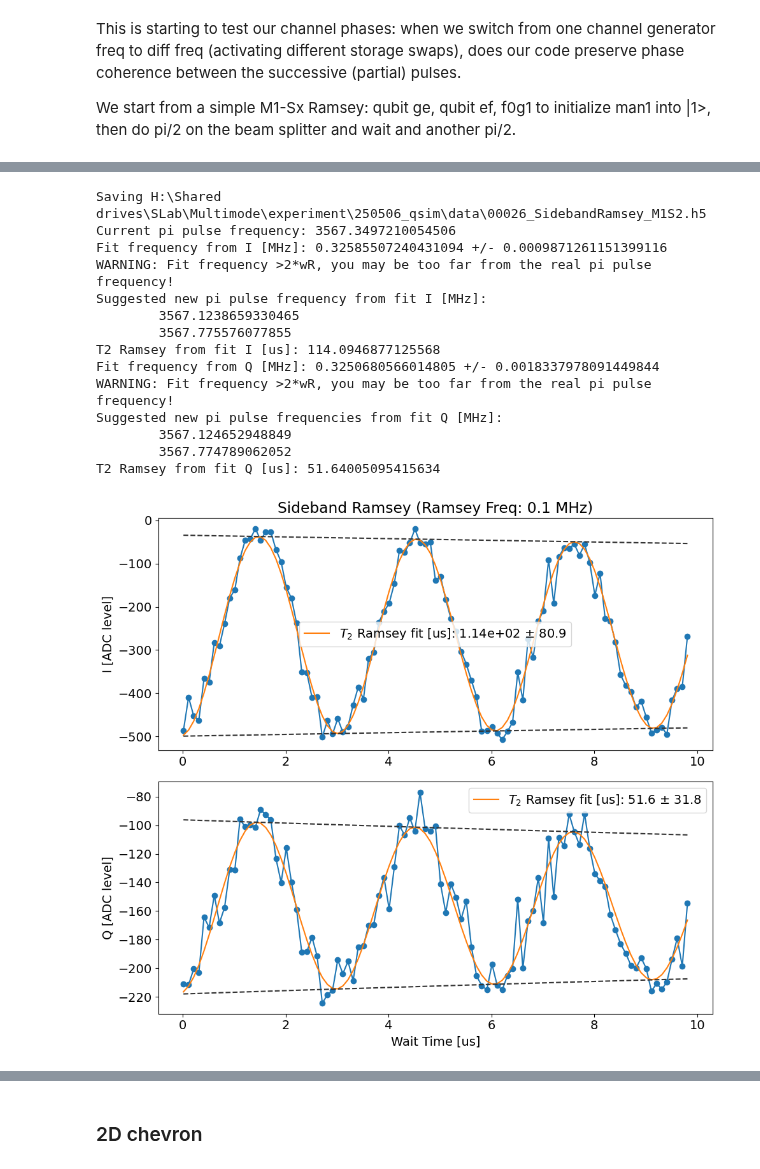
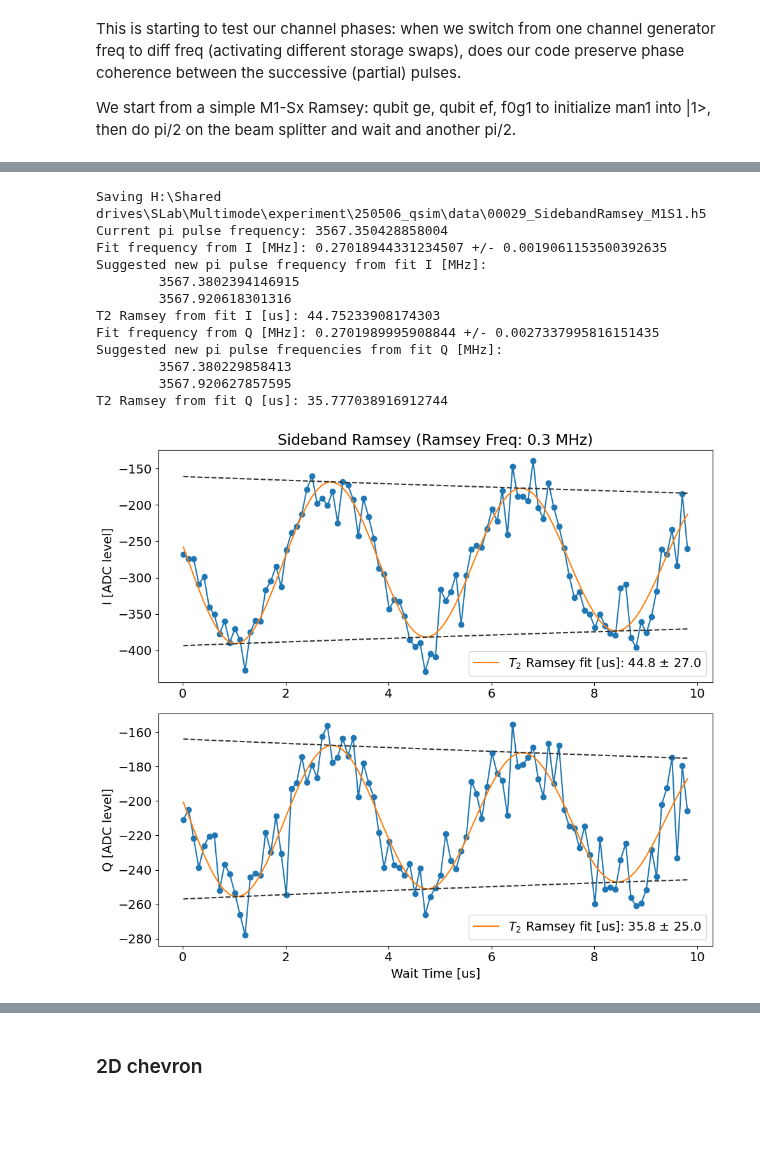
Before and after one commit to SchusterLab/multimode_expts, a Jupyter notebook: qsim_experiments.ipynb, the cells around one changed output, grey strips where cells are left out. Drawn from its saved outputs; the diff is of its cells as text; code cells hidden in the pictures; blank space fills up the shorter version.

```diff
--- a/qsim_experiments.ipynb
+++ b/qsim_experiments.ipynb
@@ -209,46 +191,44 @@ importing from path  C:\_Lib\python\multimode_expts\experiments\two_qubit
 expt_params = dict(
     start = 0.01, # wait time tau [us]
     step = 0.1,  # [us] 1 cycle is 0.0023251488095238095 [us], 2.7901785714285716 # [us]=1200 cycles
     expts = 100,
-    ramsey_freq = 0.1, # [MHz]
+    ramsey_freq = 0.3, # [MHz]
     detune = 0,
     reps = 100,
     rounds = 1,
     qubits = [0],
     f0g1_cavity = 1,  #  1/2 name of manipulate cavity
-    stor_no = 2, # storage mode number, 1 to 7
+    stor_no = 1, # storage mode number, 1 to 7
     normalize = False,
     active_reset = True,
     man_reset = True,
     storage_reset = True,
     advance_phase = 0, # advance phase of second pi/2 by this much [degrees]
     echoes = [False, 0], # [on/off, number of echoes]
 )
 
 sbr = SidebandRamseyExperiment(
     soccfg=soc,
     path=expt_path,
     prefix=f"SidebandRamsey_M1S{expt_params['stor_no']}",
     config_file=config_path,
     expt_params = expt_params,
     progress=True)
 
-sbr.cfg.device.readout.relax_delay = [100]  # Wait time between experiments [us]
+sbr.cfg.device.readout.relax_delay = [200]  # Wait time between experiments [us]
 # sbr.acquire()
 sbr.go(analyze=True, display=True, progress=True, save=True)
 # %% [output]
-Saving H:\Shared drives\SLab\Multimode\experiment\250506_qsim\data\00026_SidebandRamsey_M1S2.h5
-Current pi pulse frequency: 3567.3497210054506
-Fit frequency from I [MHz]: 0.32585507240431094 +/- 0.0009871261151399116
-WARNING: Fit frequency >2*wR, you may be too far from the real pi pulse frequency!
+Saving H:\Shared drives\SLab\Multimode\experiment\250506_qsim\data\00029_SidebandRamsey_M1S1.h5
+Current pi pulse frequency: 3567.350428858004
+Fit frequency from I [MHz]: 0.27018944331234507 +/- 0.0019061153500392635
 Suggested new pi pulse frequency from fit I [MHz]:
-        3567.1238659330465
-        3567.775576077855
-T2 Ramsey from fit I [us]: 114.0946877125568
-Fit frequency from Q [MHz]: 0.3250680566014805 +/- 0.0018337978091449844
-WARNING: Fit frequency >2*wR, you may be too far from the real pi pulse frequency!
+        3567.3802394146915
+        3567.920618301316
+T2 Ramsey from fit I [us]: 44.75233908174303
+Fit frequency from Q [MHz]: 0.2701989995908844 +/- 0.0027337995816151435
 Suggested new pi pulse frequencies from fit Q [MHz]:
-        3567.124652948849
-        3567.774789062052
-T2 Ramsey from fit Q [us]: 51.64005095415634
+        3567.380229858413
+        3567.920627857595
+T2 Ramsey from fit Q [us]: 35.777038916912744
-[figure, old version]
+[figure, new version]
```
Also changed, not shown: parts of 19 cells of this notebook, 2 other files.
